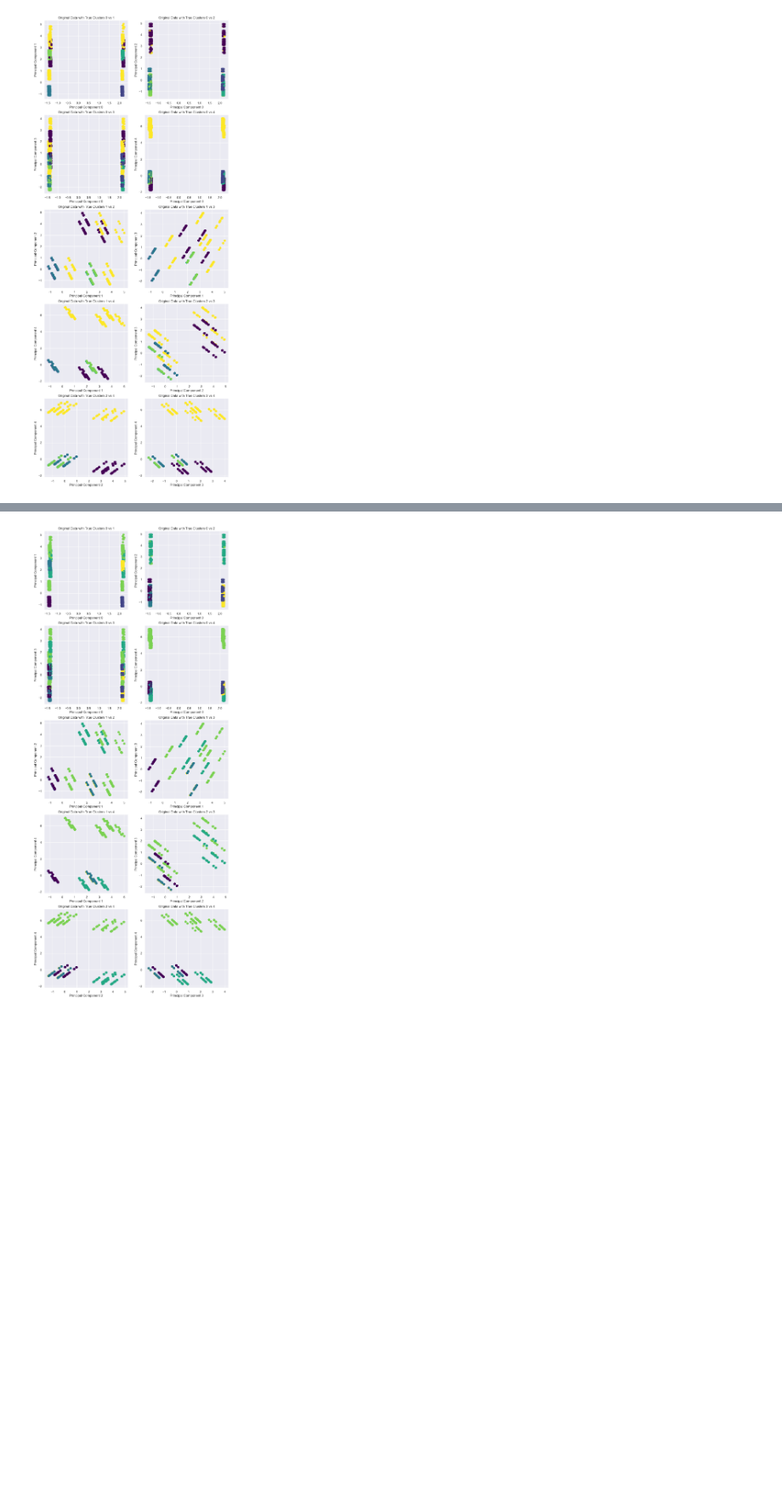
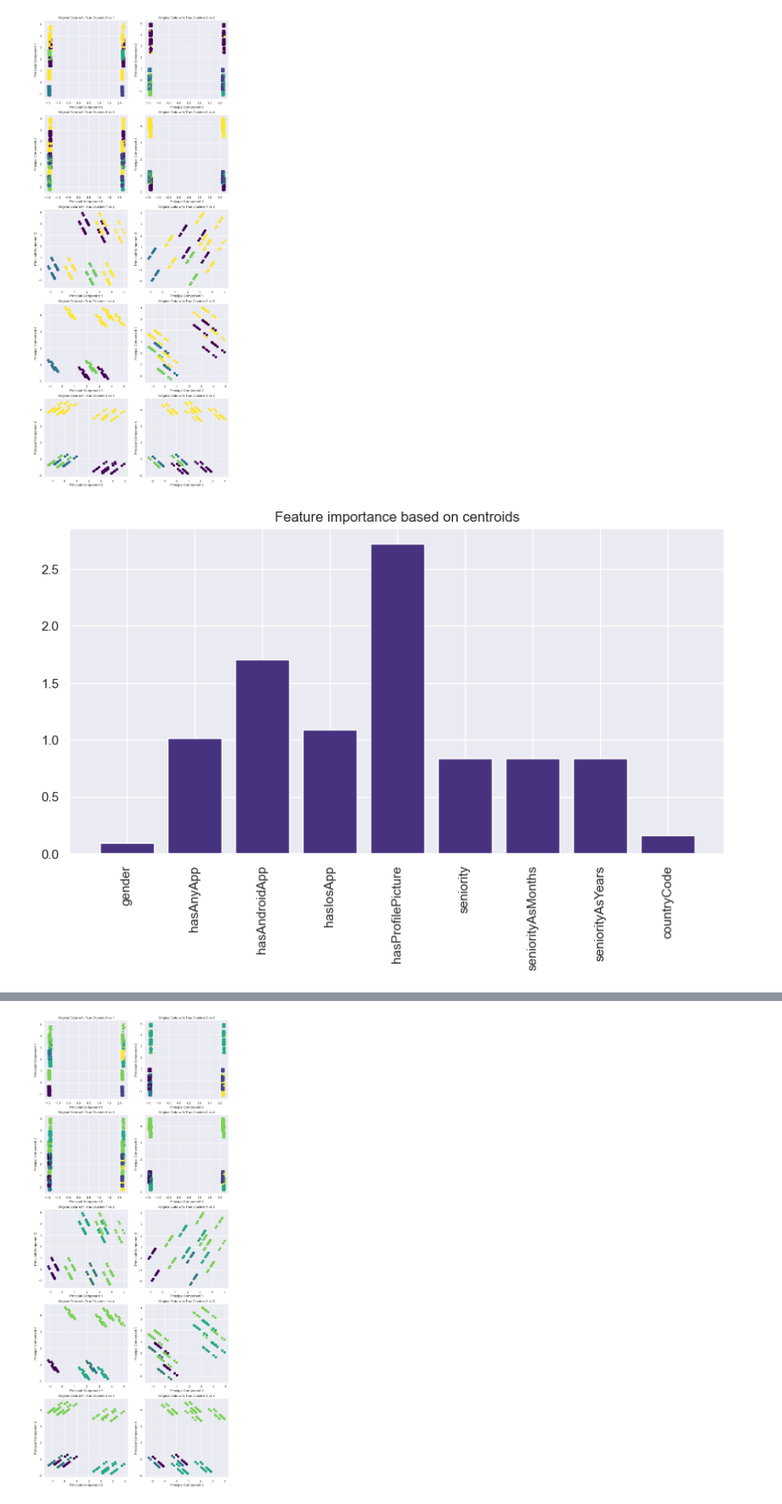
Before and after one commit to MilicaRangelov/Masinsko_ucenje, a Jupyter notebook: drugi_projekat/french_store/french_store.ipynb, the cells around one changed output, grey strips where cells are left out. Shown at 85% size. Drawn from its saved outputs; the diff is of its cells as text; code cells hidden in the pictures; blank space fills up the shorter version.

Commit message:
Dendogram and feature importance

```diff
--- a/drugi_projekat/french_store/french_store.ipynb
+++ b/drugi_projekat/french_store/french_store.ipynb
@@ -313,3 +321,17 @@ for i, (x, y) in enumerate(plots_components):
     plt.ylabel(f'Principal Component {y}')
 # %% [output]
 [figure]
+# %%
+centroids = kmeans.cluster_centers_
+
+# Feature importance based on centroid differences
+feature_importance = centroids.std(axis=0)
+
+# plot importance
+plt.figure(figsize=(10, 5))
+plt.bar(df.columns, feature_importance)
+plt.xticks(rotation=90)
+plt.title('Feature importance based on centroids')
+plt.show()
+# %% [output]
+[figure, added]
```
Also changed, not shown: parts of 4 cells of this notebook.
